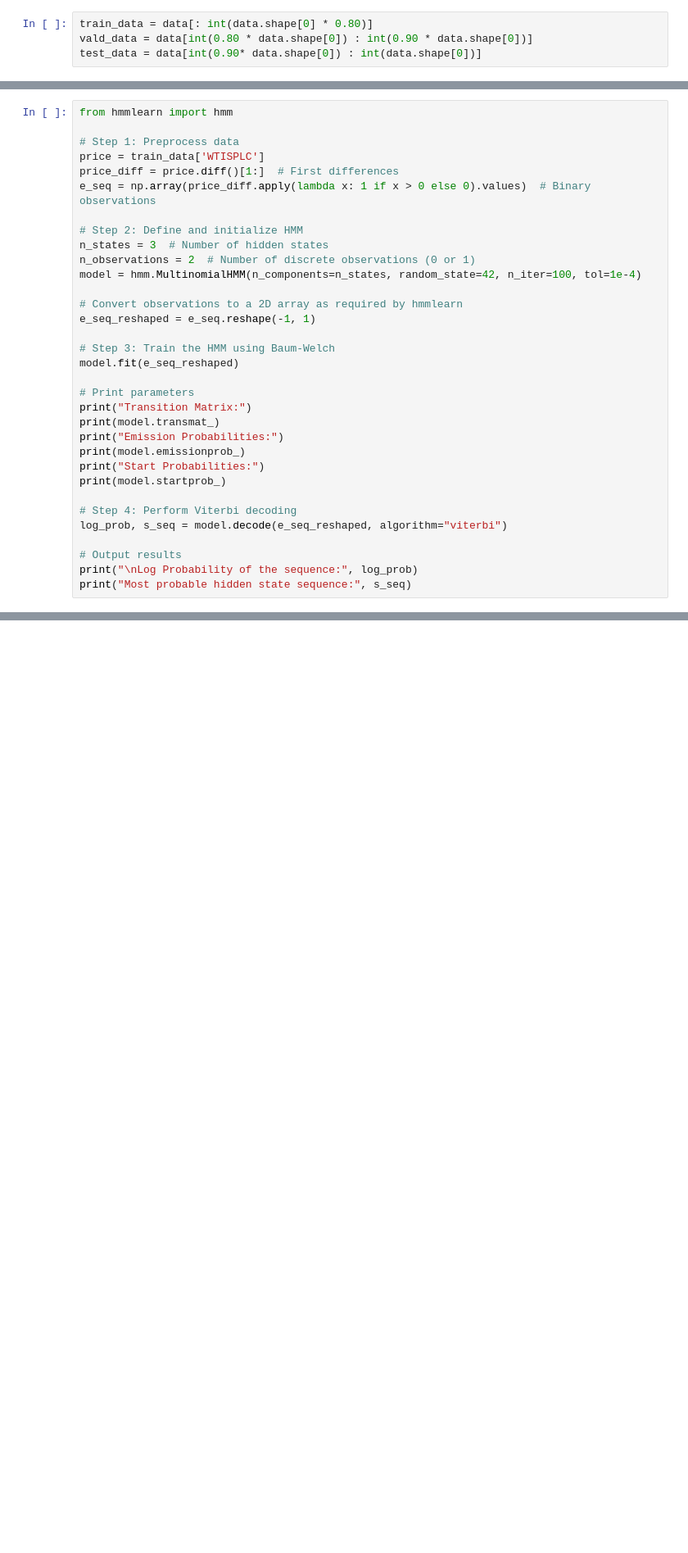
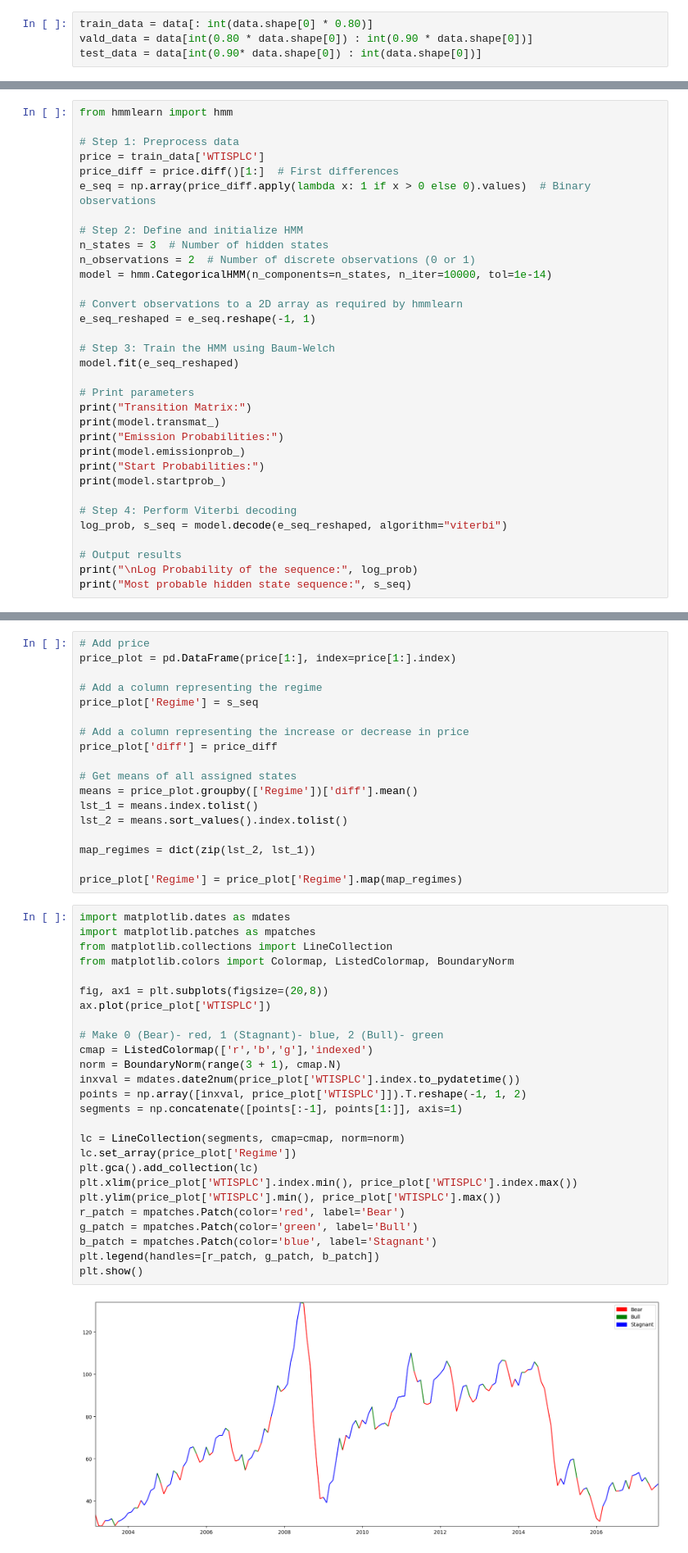
Before and after one commit to Randhir123/quant, a Jupyter notebook: Structure Learning in Bayesian Networks.ipynb, the cells around one changed output, grey strips where cells are left out. Shown: that part at 82% size. Cells and saved outputs as stored; diff of their text form; blank space fills up the shorter version.

```diff
--- a/Structure Learning in Bayesian Networks.ipynb
+++ b/Structure Learning in Bayesian Networks.ipynb
@@ -254,7 +260,7 @@ e_seq = np.array(price_diff.apply(lambda x: 1 if x > 0 else 0).values)  # Binary
 # Step 2: Define and initialize HMM
 n_states = 3  # Number of hidden states
 n_observations = 2  # Number of discrete observations (0 or 1)
-model = hmm.MultinomialHMM(n_components=n_states, random_state=42, n_iter=100, tol=1e-4)
+model = hmm.CategoricalHMM(n_components=n_states, n_iter=10000, tol=1e-14)
 
 # Convert observations to a 2D array as required by hmmlearn
 e_seq_reshaped = e_seq.reshape(-1, 1)
@@ -297,0 +303,46 @@ Most probable hidden state sequence: [1 0 1 0 1 0 1 0 1 0 1 0 1 0 1 0 1 0 1 0 1
+# %%
+# Add price
+price_plot = pd.DataFrame(price[1:], index=price[1:].index)
+
+# Add a column representing the regime
+price_plot['Regime'] = s_seq
+
+# Add a column representing the increase or decrease in price
+price_plot['diff'] = price_diff
+
+# Get means of all assigned states
+means = price_plot.groupby(['Regime'])['diff'].mean()
+lst_1 = means.index.tolist()
+lst_2 = means.sort_values().index.tolist()
+
+map_regimes = dict(zip(lst_2, lst_1))
+
+price_plot['Regime'] = price_plot['Regime'].map(map_regimes)
+# %%
+import matplotlib.dates as mdates
+import matplotlib.patches as mpatches
+from matplotlib.collections import LineCollection
+from matplotlib.colors import Colormap, ListedColormap, BoundaryNorm
+
+fig, ax1 = plt.subplots(figsize=(20,8))
+ax.plot(price_plot['WTISPLC'])
+
+# Make 0 (Bear)- red, 1 (Stagnant)- blue, 2 (Bull)- green
+cmap = ListedColormap(['r','b','g'],'indexed')
+norm = BoundaryNorm(range(3 + 1), cmap.N)
+inxval = mdates.date2num(price_plot['WTISPLC'].index.to_pydatetime())
+points = np.array([inxval, price_plot['WTISPLC']]).T.reshape(-1, 1, 2)
+segments = np.concatenate([points[:-1], points[1:]], axis=1)
+
+lc = LineCollection(segments, cmap=cmap, norm=norm)
+lc.set_array(price_plot['Regime'])
+plt.gca().add_collection(lc)
+plt.xlim(price_plot['WTISPLC'].index.min(), price_plot['WTISPLC'].index.max())
+plt.ylim(price_plot['WTISPLC'].min(), price_plot['WTISPLC'].max())
+r_patch = mpatches.Patch(color='red', label='Bear')
+g_patch = mpatches.Patch(color='green', label='Bull')
+b_patch = mpatches.Patch(color='blue', label='Stagnant')
+plt.legend(handles=[r_patch, g_patch, b_patch])
+plt.show()
+# %% [output]
+[figure, added]
```
Also changed, not shown: parts of 13 cells of this notebook.
